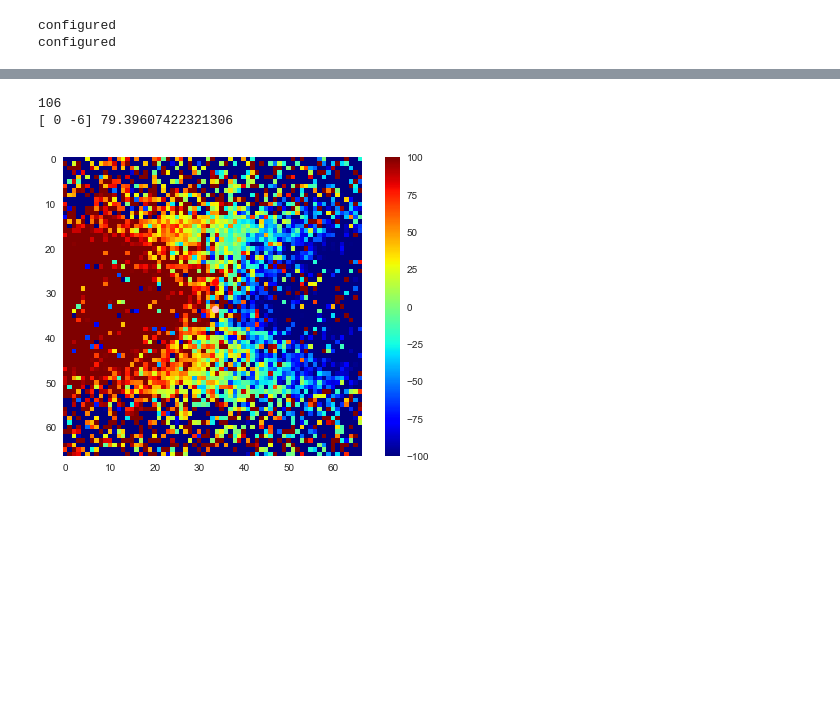
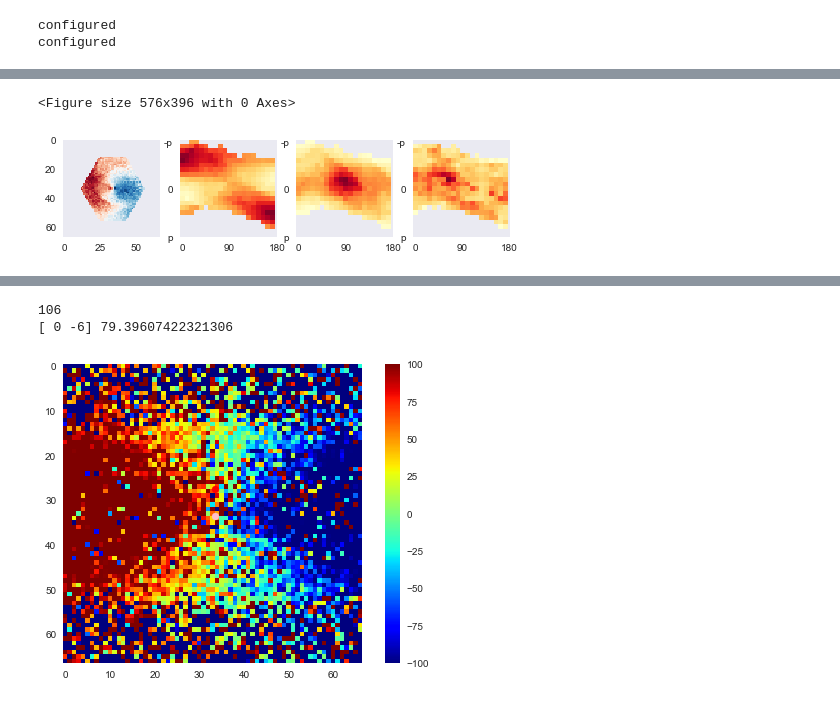
Before and after one commit to beckynevin/Kinematics, a Jupyter notebook: Kinematic_Hexagons_Display.ipynb, the cells around one changed output, grey strips where cells are left out. Saved outputs shown, nothing was run; the diff lists cells and outputs as text; code cells hidden in the pictures; blank space fills up the shorter version.

```diff
--- a/Kinematic_Hexagons_Display.ipynb
+++ b/Kinematic_Hexagons_Display.ipynb
@@ -2341,3 +2459,35 @@ print('done')
+# %%
+#print(rad[1])
+plt.clf()
+fig=plt.figure()
+ax00 = fig.add_subplot(141)
+im00 = ax00.imshow(vel, cmap='RdBu_r')
+
+ax0 = fig.add_subplot(142)
+im0 = ax0.imshow(rad[1], cmap='YlOrRd')
+ax0.set_yticks([0,10,20])
+ax0.set_yticklabels(['-p',0,'p'])
+ax0.set_xticks([0,10,20])
+ax0.set_xticklabels([0,90,180])
+
+
+ax1 = fig.add_subplot(143)
+im1 = ax1.imshow(rad[2], cmap='YlOrRd')
+ax1.set_yticks([0,10,20])
+ax1.set_yticklabels(['-p',0,'p'])
+ax1.set_xticks([0,10,20])
+ax1.set_xticklabels([0,90,180])
+
+ax2 = fig.add_subplot(144)
+im2 = ax2.imshow(rad[3], cmap='YlOrRd')
+ax2.set_yticks([0,10,20])
+ax2.set_yticklabels(['-p',0,'p'])
+ax2.set_xticks([0,10,20])
+ax2.set_xticklabels([0,90,180])
+plt.show()
+# %% [output]
+<Figure size 576x396 with 0 Axes>
+[figure, added]
 # %%
 #Uses same segmap to mask the hexagon
 # %%
```
Also changed, not shown: parts of 12 cells of this notebook.
